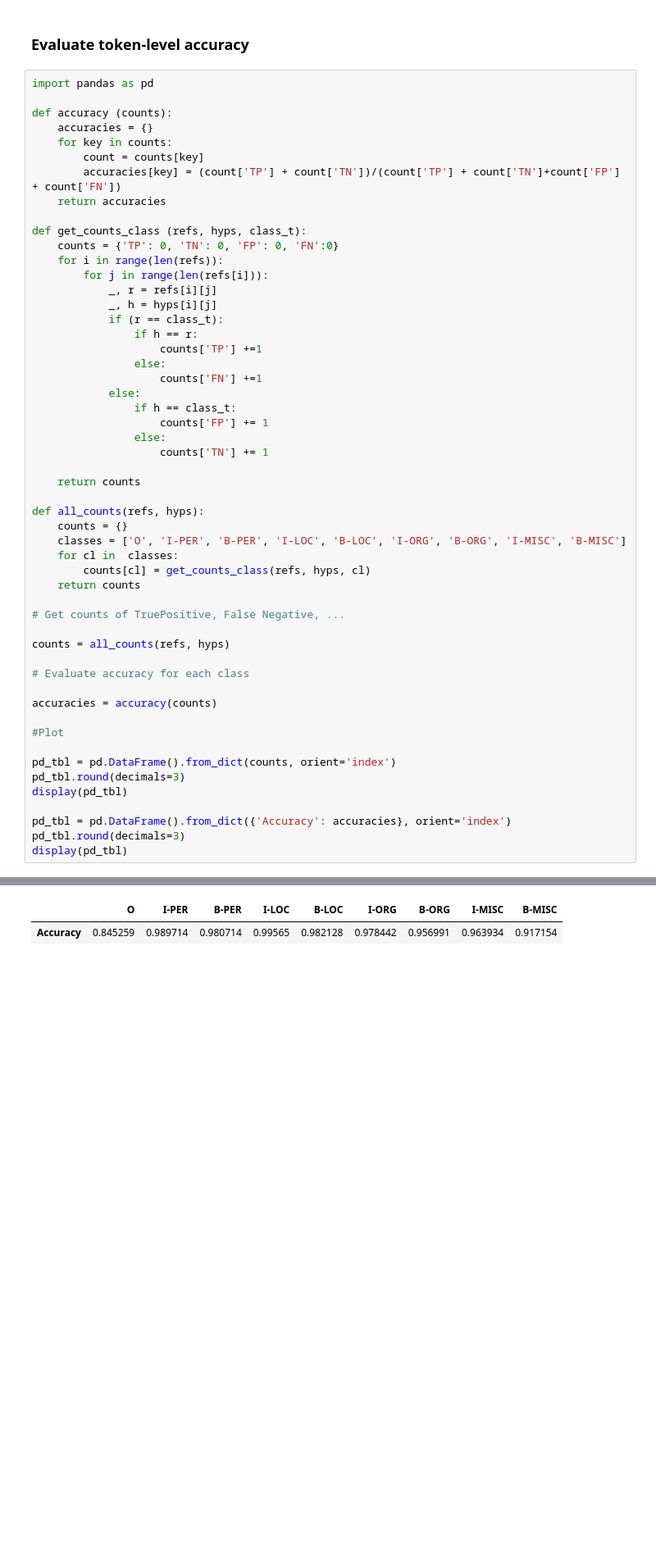
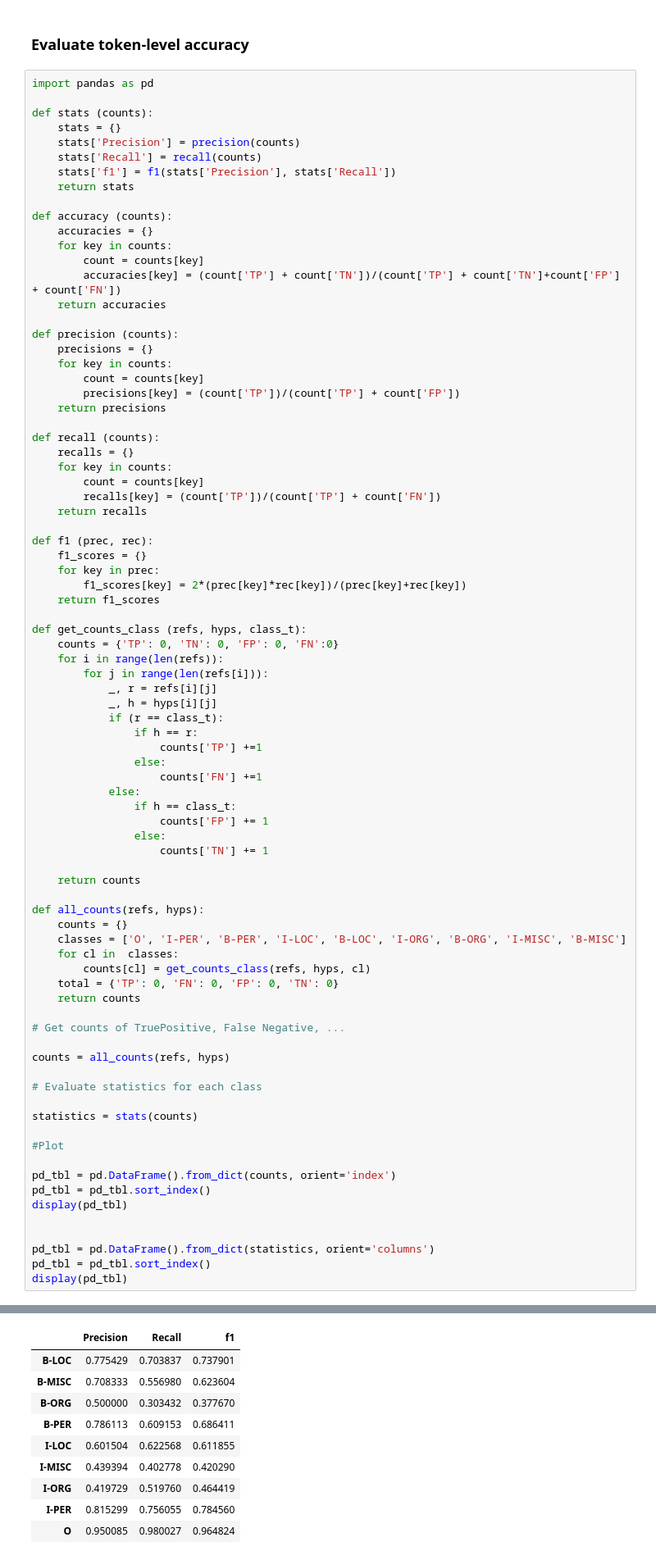
Before and after one commit to RizLuigi/NLU-Assignments, a Jupyter notebook: Second Assignment/Assignment2.ipynb, the cells around one changed output, grey strips where cells are left out. Shown: that part at 82% size. Saved outputs shown, nothing was run; the diff lists cells and outputs as text; blank space fills up the shorter version.

```diff
--- a/Second Assignment/Assignment2.ipynb
+++ b/Second Assignment/Assignment2.ipynb
@@ -61,6 +107,13 @@ for sent in test:
 ### Evaluate token-level accuracy
 # %%
 import pandas as pd
+
+def stats (counts):
+    stats = {}
+    stats['Precision'] = precision(counts)
+    stats['Recall'] = recall(counts)
+    stats['f1'] = f1(stats['Precision'], stats['Recall'])
+    return stats
 
 def accuracy (counts):
     accuracies = {}
@@ -68,6 +121,26 @@ def accuracy (counts):
         count = counts[key]
         accuracies[key] = (count['TP'] + count['TN'])/(count['TP'] + count['TN']+count['FP'] + count['FN'])
     return accuracies
+
+def precision (counts):
+    precisions = {}
+    for key in counts:
+        count = counts[key]
+        precisions[key] = (count['TP'])/(count['TP'] + count['FP'])
+    return precisions
+
+def recall (counts):
+    recalls = {}
+    for key in counts:
+        count = counts[key]
+        recalls[key] = (count['TP'])/(count['TP'] + count['FN'])
+    return recalls
+
+def f1 (prec, rec):
+    f1_scores = {}
+    for key in prec:
+        f1_scores[key] = 2*(prec[key]*rec[key])/(prec[key]+rec[key])
+    return f1_scores
 
 def get_counts_class (refs, hyps, class_t):
     counts = {'TP': 0, 'TN': 0, 'FP': 0, 'FN':0}
@@ -93,24 +166,26 @@ def all_counts(refs, hyps):
     classes = ['O', 'I-PER', 'B-PER', 'I-LOC', 'B-LOC', 'I-ORG', 'B-ORG', 'I-MISC', 'B-MISC']
     for cl in  classes:
         counts[cl] = get_counts_class(refs, hyps, cl)
+    total = {'TP': 0, 'FN': 0, 'FP': 0, 'TN': 0}
     return counts
 
 # Get counts of TruePositive, False Negative, ...
 
 counts = all_counts(refs, hyps)
 
-# Evaluate accuracy for each class
+# Evaluate statistics for each class
 
-accuracies = accuracy(counts)
+statistics = stats(counts)
 
 #Plot
 
 pd_tbl = pd.DataFrame().from_dict(counts, orient='index')
-pd_tbl.round(decimals=3)
+pd_tbl = pd_tbl.sort_index()
 display(pd_tbl)
 
-pd_tbl = pd.DataFrame().from_dict({'Accuracy': accuracies}, orient='index')
-pd_tbl.round(decimals=3)
+
+pd_tbl = pd.DataFrame().from_dict(statistics, orient='columns')
+pd_tbl = pd_tbl.sort_index()
 display(pd_tbl)
 # %% [output]
 |  | TP | TN | FP | FN |
@@ -126,2 +201,10 @@ display(pd_tbl)
-|  | O | I-PER | B-PER | I-LOC | B-LOC | I-ORG | B-ORG | I-MISC | B-MISC |
-| Accuracy | 0.845259 | 0.989714 | 0.980714 | 0.99565 | 0.982128 | 0.978442 | 0.956991 | 0.963934 | 0.917154 |
+|  | Precision | Recall | f1 |
+| B-LOC | 0.775429 | 0.703837 | 0.737901 |
+| B-MISC | 0.708333 | 0.556980 | 0.623604 |
+| B-ORG | 0.500000 | 0.303432 | 0.377670 |
+| B-PER | 0.786113 | 0.609153 | 0.686411 |
+| I-LOC | 0.601504 | 0.622568 | 0.611855 |
+| I-MISC | 0.439394 | 0.402778 | 0.420290 |
+| I-ORG | 0.419729 | 0.519760 | 0.464419 |
+| I-PER | 0.815299 | 0.756055 | 0.784560 |
+| O | 0.950085 | 0.980027 | 0.964824 |
```
Also changed, not shown: parts of 26 cells of this notebook.
